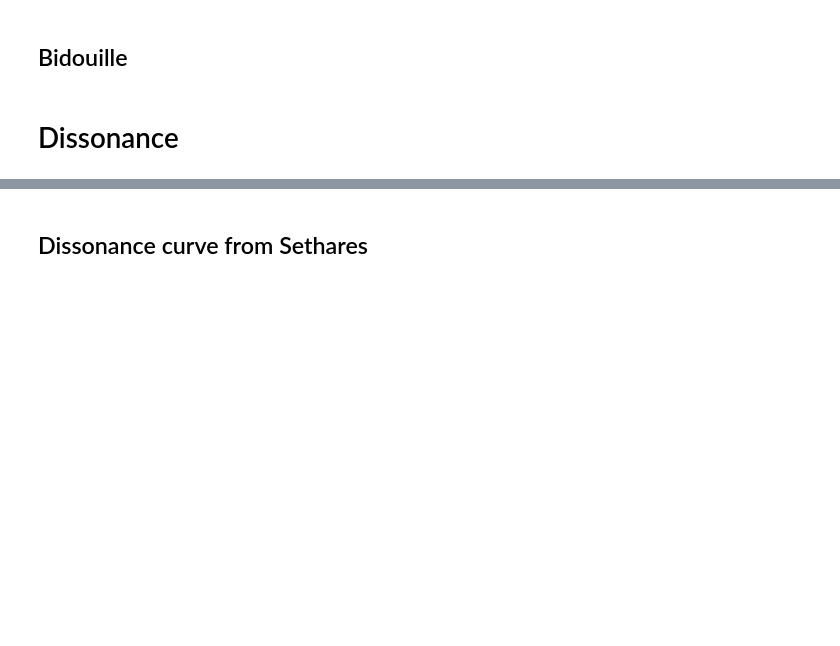
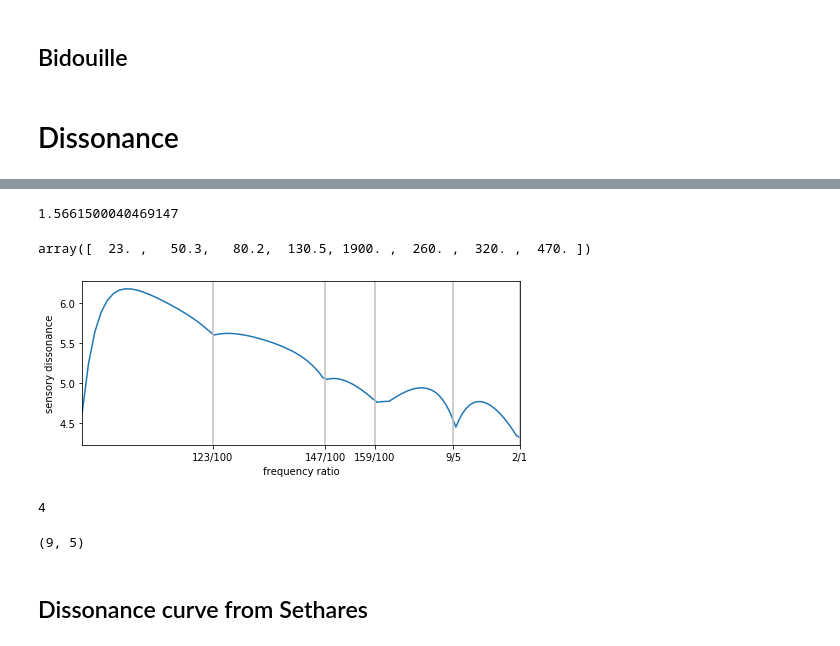
Before and after one commit to AntoineBellemare/CoCoBrainChannel, a Jupyter notebook: Python/BioTunings.ipynb, the cells around one changed output, grey strips where cells are left out. Saved outputs shown, nothing was run; the diff lists cells and outputs as text; code cells hidden in the pictures; blank space fills up the shorter version.

Commit message:
dissonance_curves of EEG

```diff
--- a/Python/BioTunings.ipynb
+++ b/Python/BioTunings.ipynb
@@ -660,3 +759,79 @@ c = 1200 × log2 (f2 / f1)
+# %%
+fvec = [23, 50.3, 80.2, 130.5, 1900, 260, 320, 470]
+amp = [0.8, 0.7, 0.6, 0.3, 0.56, 0.67, 0.23, 0.76]
+dissmeasure(fvec, amp)
+# %% [output]
+1.5661500040469147
+# %%
+freq = 500 * array([1, 2, 3, 4, 5, 6])
+np.array(fvec)
+# %% [output]
+array([  23. ,   50.3,   80.2,  130.5, 1900. ,  260. ,  320. ,  470. ])
+# %%
+from scipy.signal import argrelextrema
+freq = np.array(fvec)
+
+r_low = 1
+alpharange = 2
+method = 'product'
+
+#    # Davide Verotta Figure 4 example
+#    freq = 261.63 * array([1, 2, 3, 4, 5, 6])
+#    amp = 1 / array([1, 2, 3, 4, 5, 6])
+#    r_low = 1
+#    alpharange = 2.0
+#    method = 'product'
+
+n = 100
+diss = empty(n)
+a = concatenate((amp, amp))
+for i, alpha in enumerate(linspace(r_low, alpharange, n)):
+    f = concatenate((freq, alpha*freq))
+    d = dissmeasure(f, a, method)
+    diss[i] = d
+
+plt.figure(figsize=(7, 3))
+plt.plot(linspace(r_low, alpharange, len(diss)), diss)
+plt.xscale('log')
+plt.xlim(r_low, alpharange)
+
+plt.xlabel('frequency ratio')
+plt.ylabel('sensory dissonance')
+
+argrelextrema(diss, np.less)
+
+intervals = [(123, 100), (147, 100), (159, 100), (9, 5), (2, 1)]
+
+for n, d in intervals:
+    plt.axvline(n/d, color='silver')
+
+#plt.yticks([])
+plt.minorticks_off()
+plt.xticks([n/d for n, d in intervals],
+           ['{}/{}'.format(n, d) for n, d in intervals])
+plt.tight_layout()
+plt.show()
+# %% [output]
+[figure, added]
+# %%
+from scipy.signal import argrelextrema
+from fractions import Fraction
+diss_minima = argrelextrema(diss, np.less)
+#diss[argrelextrema(diss, np.greater)[0]]
+intervals = []
+for d in range(len(diss_minima[0])):
+    frac = Fraction(diss_minima[0][d]/n+1).limit_denominator(n)
+    frac = (frac.numerator, frac.denominator)
+    interval.append(frac)
+# %% [output]
+4
+# %%
+
+frac = Fraction(80/100+1).limit_denominator(3000)
+frac = (frac.numerator, frac.denominator)
+frac
+# %% [output]
+(9, 5)
 # %%
 #Functions taken from : https://gist.github.com/endolith/118429
 
```
Also changed, not shown: parts of 1 cell of this notebook, 8 other files.
